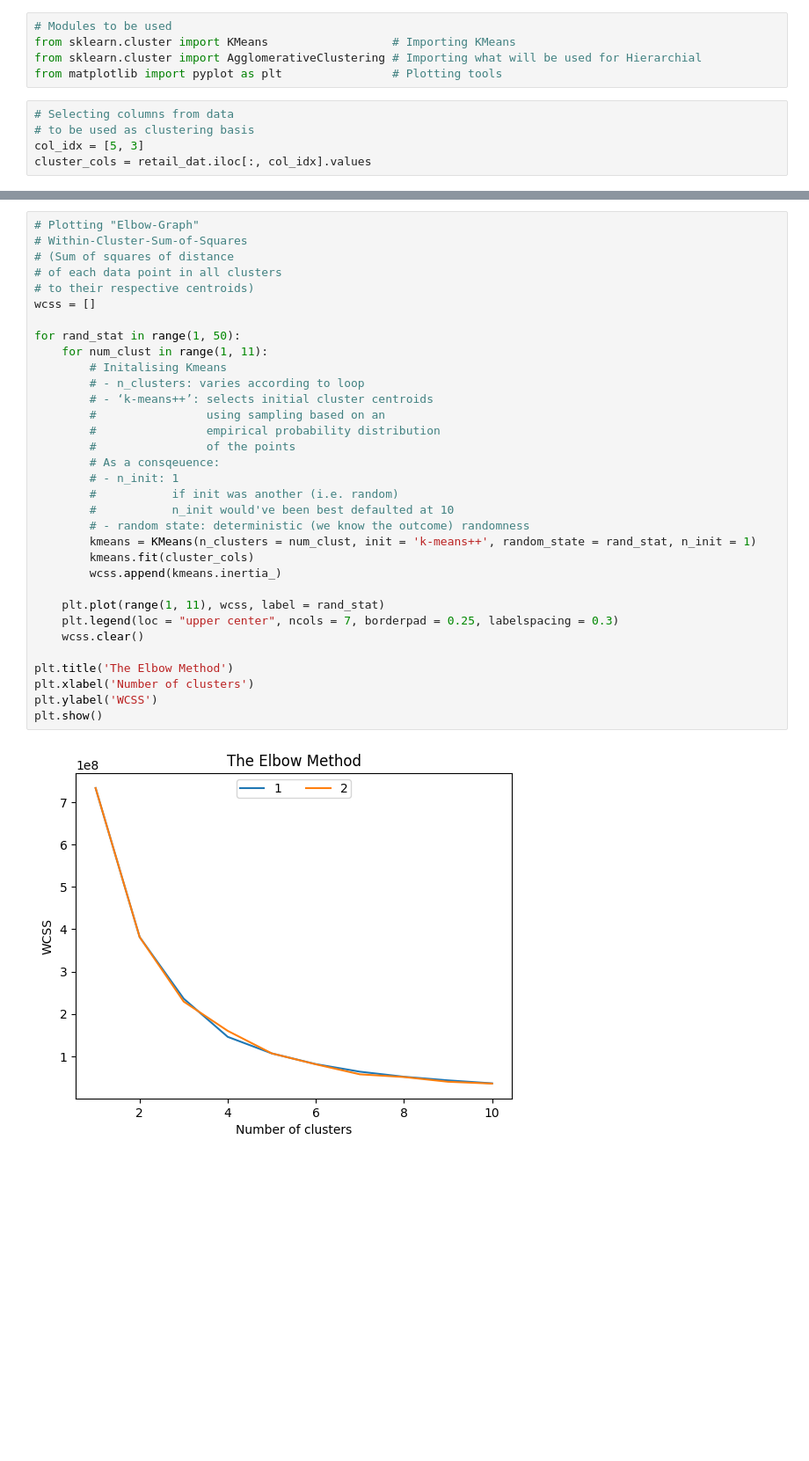
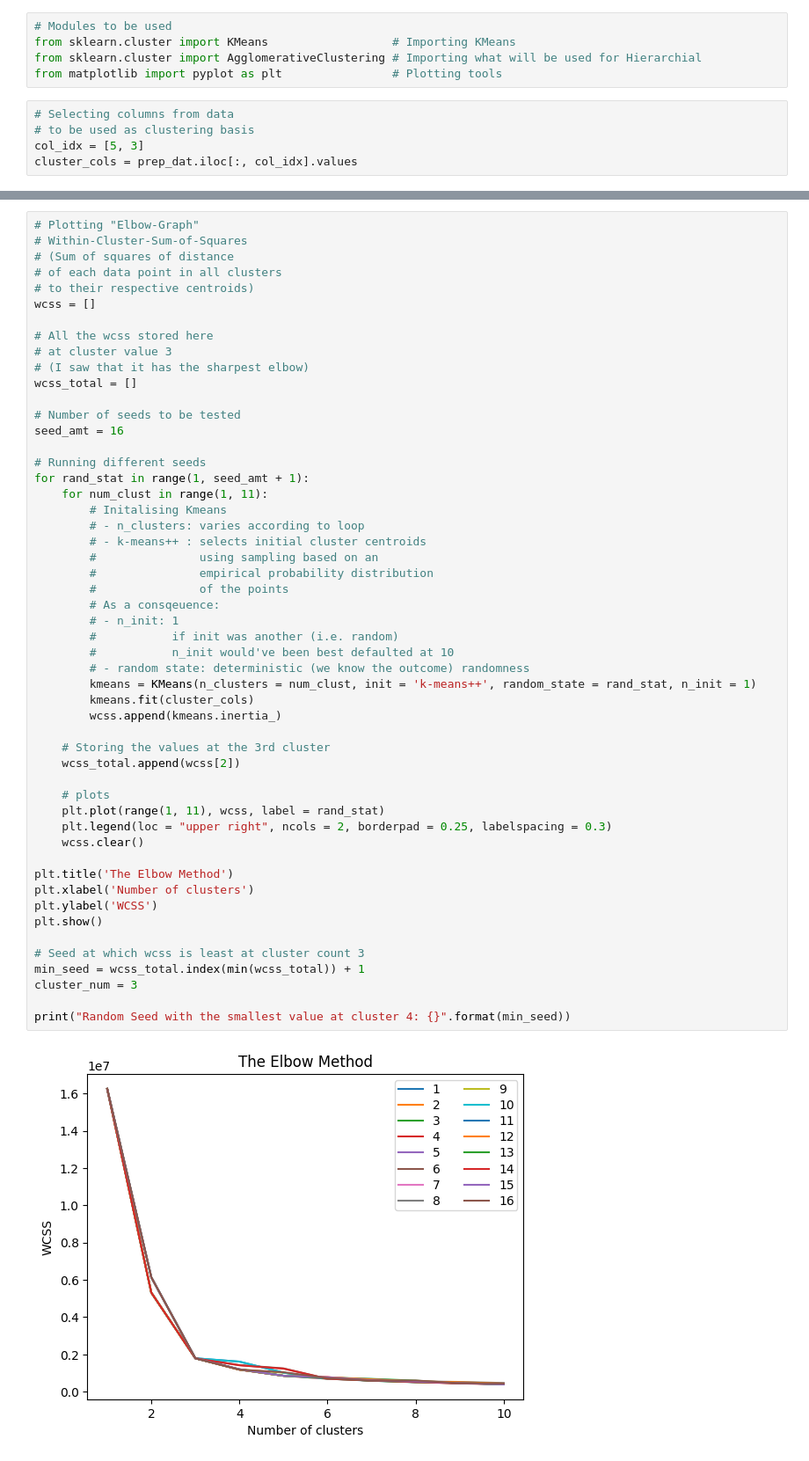
Before and after one commit to Supermjork/K-Kustomer-Klusters, a Jupyter notebook: notebook/cashier.ipynb, the cells around one changed output, grey strips where cells are left out. Shown: that part at 88% size. Saved outputs shown, nothing was run; the diff lists cells and outputs as text; blank space fills up the shorter version.

```diff
--- a/notebook/cashier.ipynb
+++ b/notebook/cashier.ipynb
@@ -276,4 +276,4 @@ from matplotlib import pyplot as plt                # Plotting tools
 # Selecting columns from data
 # to be used as clustering basis
 col_idx = [5, 3]
-cluster_cols = retail_dat.iloc[:, col_idx].values
+cluster_cols = prep_dat.iloc[:, col_idx].values
@@ -280,35 +283,54 @@ cluster_cols = retail_dat.iloc[:, col_idx].values
 # %%
 # Plotting "Elbow-Graph"
 # Within-Cluster-Sum-of-Squares
 # (Sum of squares of distance
 # of each data point in all clusters
 # to their respective centroids)
 wcss = []
 
-for rand_stat in range(1, 50):
+# All the wcss stored here
+# at cluster value 3
+# (I saw that it has the sharpest elbow)
+wcss_total = []
+
+# Number of seeds to be tested
+seed_amt = 16
+
+# Running different seeds
+for rand_stat in range(1, seed_amt + 1):
     for num_clust in range(1, 11):
         # Initalising Kmeans
         # - n_clusters: varies according to loop
-        # - ‘k-means++’: selects initial cluster centroids
-        #                using sampling based on an
-        #                empirical probability distribution
-        #                of the points
+        # - k-means++ : selects initial cluster centroids
+        #               using sampling based on an
+        #               empirical probability distribution
+        #               of the points
         # As a consqeuence:
         # - n_init: 1
         #           if init was another (i.e. random)
         #           n_init would've been best defaulted at 10
         # - random state: deterministic (we know the outcome) randomness
         kmeans = KMeans(n_clusters = num_clust, init = 'k-means++', random_state = rand_stat, n_init = 1)
         kmeans.fit(cluster_cols)
         wcss.append(kmeans.inertia_)
 
+    # Storing the values at the 3rd cluster
+    wcss_total.append(wcss[2])
+
+    # plots
     plt.plot(range(1, 11), wcss, label = rand_stat)
-    plt.legend(loc = "upper center", ncols = 7, borderpad = 0.25, labelspacing = 0.3)
+    plt.legend(loc = "upper right", ncols = 2, borderpad = 0.25, labelspacing = 0.3)
     wcss.clear()
 
 plt.title('The Elbow Method')
 plt.xlabel('Number of clusters')
 plt.ylabel('WCSS')
 plt.show()
+
+# Seed at which wcss is least at cluster count 3
+min_seed = wcss_total.index(min(wcss_total)) + 1
+cluster_num = 3
+
+print("Random Seed with the smallest value at cluster 4: {}".format(min_seed))
 # %% [output]
-[figure, old version]
+[figure, new version]
```
Also changed, not shown: parts of 4 cells of this notebook.
